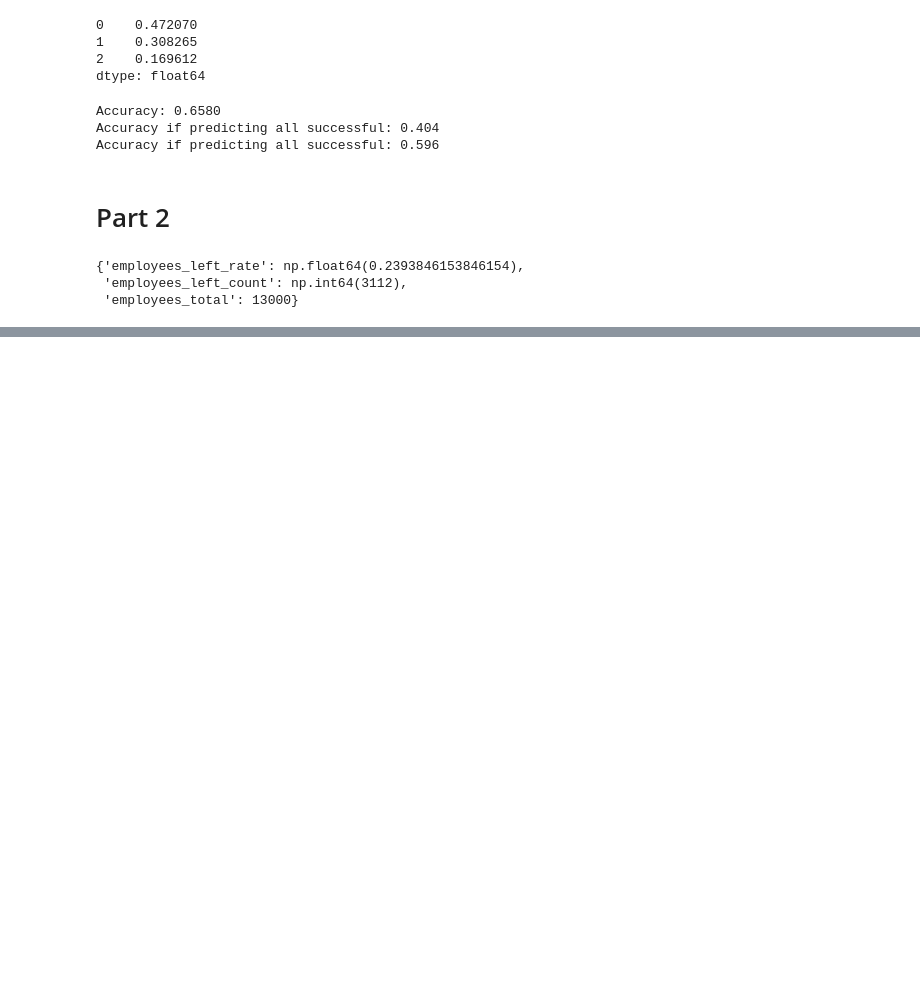
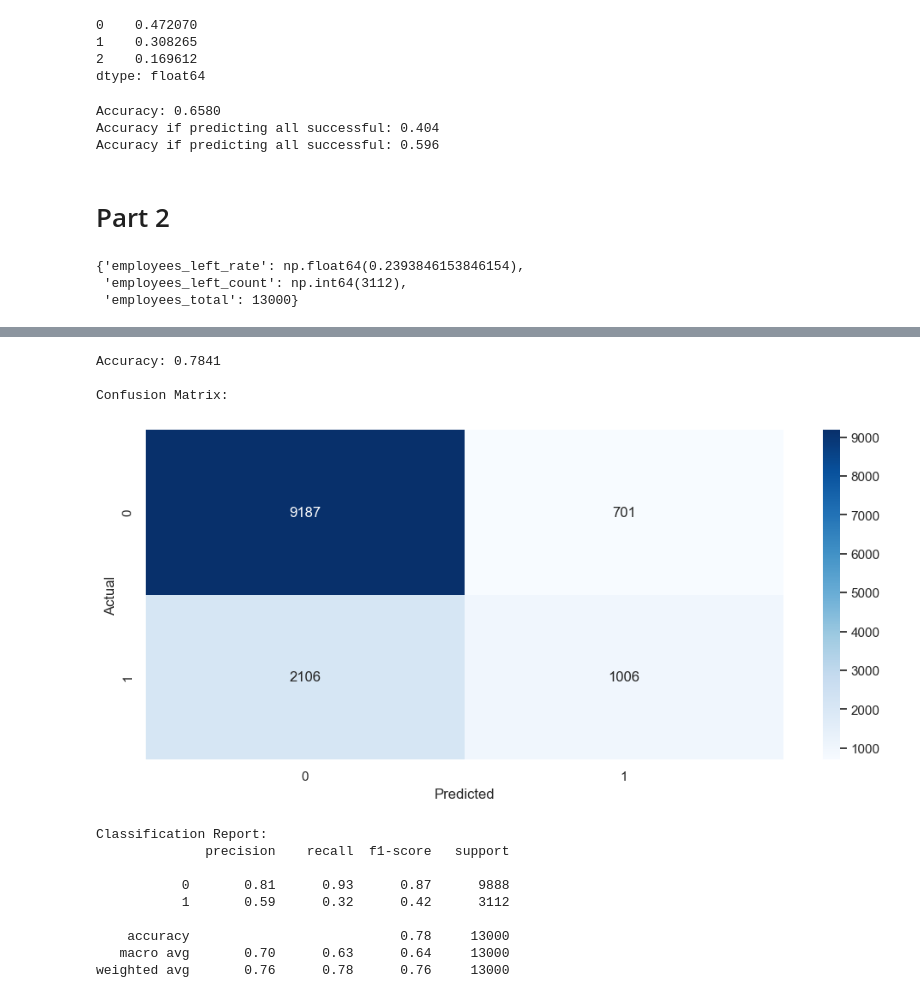
Before and after one commit to bang-a-coder/strategy_analytics, a Jupyter notebook: week2_infogain.ipynb, the cells around one changed output, grey strips where cells are left out. Drawn from its saved outputs; the diff is of its cells as text; code cells hidden in the pictures; blank space fills up the shorter version.

```diff
--- a/week2_infogain.ipynb
+++ b/week2_infogain.ipynb
@@ -514,0 +535,47 @@ plt.show()
+# %%
+# Automatically select numeric and categorical columns
+numeric_selector = make_column_selector(dtype_include=['int64', 'float64'])
+categorical_selector = make_column_selector(dtype_include=['object', 'category'])
+
+# Create preprocessor that handles both types automatically
+preprocessor = ColumnTransformer([
+    ('num', StandardScaler(), numeric_selector),
+    ('cat', OneHotEncoder(drop='first', sparse_output=False), categorical_selector)
+])
+
+# Create and run model in one line
+model = make_pipeline(preprocessor, LogisticRegression())
+X = df2.drop(['left', 'left_yes', 'left_no'], axis=1)
+y = df2['left_yes']
+model.fit(X, y)
+
+
+# Get predictions
+y_pred = model.predict(X)
+
+# Print accuracy and confusion matrix
+print(f"Accuracy: {model.score(X, y):.4f}")
+print("\nConfusion Matrix:")
+cm = confusion_matrix(y, y_pred)
+sns.heatmap(cm, annot=True, fmt='d', cmap='Blues')
+plt.xlabel('Predicted')
+plt.ylabel('Actual')
+plt.show()
+
+# Print detailed classification report
+print("\nClassification Report:")
+print(classification_report(y, y_pred))
+# %% [output]
+Accuracy: 0.7841
+
+Confusion Matrix:
+[figure, added]
+Classification Report:
+              precision    recall  f1-score   support
+
+           0       0.81      0.93      0.87      9888
+           1       0.59      0.32      0.42      3112
+
+    accuracy                           0.78     13000
+   macro avg       0.70      0.63      0.64     13000
+weighted avg       0.76      0.78      0.76     13000
```
Also changed, not shown: parts of 3 cells of this notebook.
